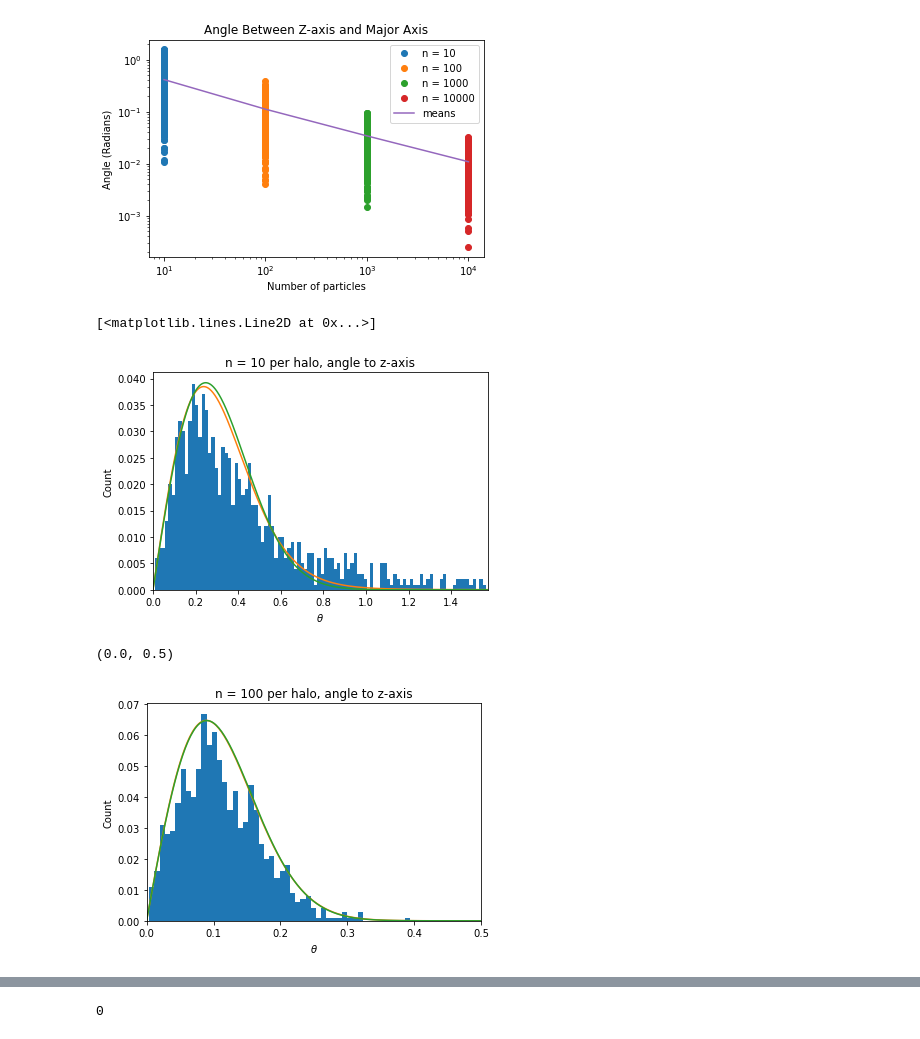
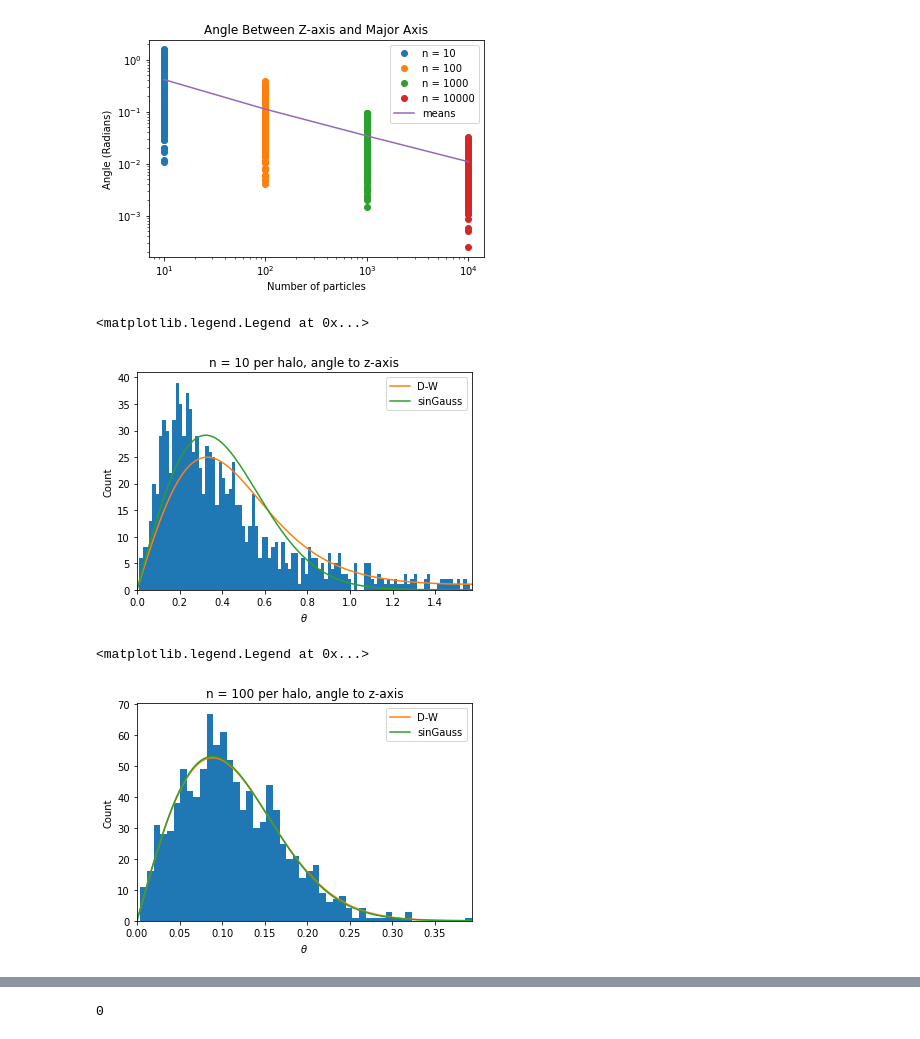
Before and after one commit to aphearin/ellipsoidal_nfw, a Jupyter notebook: halo_orientations_JAB.ipynb, the cells around one changed output, grey strips where cells are left out. Saved outputs shown, nothing was run; the diff lists cells and outputs as text; code cells hidden in the pictures.

```diff
--- a/halo_orientations_JAB.ipynb
+++ b/halo_orientations_JAB.ipynb
@@ -94,13 +94,19 @@ def theta_phi(coords):
 def dw(kappa,theta):
     norm = (0.5)*quad(lambda t:np.exp(-kappa*t**2),0,1)[0]
     #note:(2.*np.pi)**-1 factor is accounted for in
-    P = norm**-1*np.exp(-kappa*np.cos(theta)**2)*np.sin(theta)
+    P = 0.5*norm**-1*np.exp(-kappa*np.cos(theta)**2)*np.sin(theta)
+    #need extra factor of 0.5, not sure why
     return P
 
 def singauss(sigma,theta):
     f = np.exp(-0.5*(theta/sigma)**2)*np.sin(theta)
-    norm = quad(lambda t: np.exp(-0.5*(t/sigma)**2)*np.sin(t),0,np.pi/2)[0]
+    norm = quad(lambda t: np.exp(-0.5*(t/sigma)**2)*np.sin(t),0,np.pi)[0]
     return f/norm
+
+def mean_singauss(sigma):
+    y = lambda t: singauss(sigma,t)*t
+    mean = quad(y,0,np.pi)[0]
+    return mean
 # %%
 npts = 5000
 conc = np.zeros(npts)+5.
@@ -200,40 +206,59 @@ plt.yscale("log")
 [figure]
 # %%
 #perfect_angles = sorted(perfect_angles)
-kappa=-9
-sig=0.25
 theta_arr=np.linspace(0,2,1000)
-norm=len(angles[0])
+#sig=0.25
+sig = 4/5*np.mean(angles[0])
+kappa = -0.5*sig**-2*(1-(sig**2)/3)**-1
+# this is the leading order correspondence between the params. with a next-order correction.
+# it can be corrected to account for higher-order terms, but this correction will depend on
+# the width of the distribution.
+#kappa=-9
+n_bins=100
+delx=(angles[0].max()-angles[0].min())/n_bins
+norm=len(angles[0])*delx
 normsin=np.sum(np.sin(angles[0])**-1)
-plt.hist(angles[0],bins=100,weights=np.ones_like(angles[0])/norm)
+plt.hist(angles[0],bins=n_bins)
+#plt.hist(angles[0],bins=n_bins,weights=np.ones_like(angles[0])/norm)
 #plt.hist(angles[0],bins=100,weights=np.sin(angles[0])**-1/normsin)
 plt.title("n = 10 per halo, angle to z-axis")
 plt.xlabel(r"$\theta$")
 plt.ylabel("Count")
 plt.xlim(0,np.pi/2)
-plt.plot(theta_arr,0.8*0.01*dw(kappa,theta_arr))
-plt.plot(theta_arr,0.8*0.02*singauss(sig,theta_arr))
+#plt.plot(theta_arr,0.8*0.01*dw(kappa,theta_arr))# old, unnormalized case.
+#plt.plot(theta_arr,0.8*0.02*singauss(sig,theta_arr))
+plt.plot(theta_arr,norm*dw(kappa,theta_arr),label='D-W')
+plt.plot(theta_arr,norm*singauss(sig,theta_arr),label='sinGauss')
+plt.legend()
 #plot.plot(theta_arr,)
 #plt.hist(thetas)
 # %% [output]
-[<matplotlib.lines.Line2D at 0x...>]
+<matplotlib.legend.Legend at 0x...>
-[figure, old version]
+[figure, new version]
 # %%
 #perfect_angles = sorted(perfect_angles)
-kappa=-63
-sig = 0.09
-norm=len(angles[1])
+#sig = 0.09
+sig = 4/5*np.mean(angles[1])
+kappa = -0.5*sig**-2*(1-(sig**2)/3)**-1
+#kappa=-63 # works very well! Corresponds to factor of approx 1.02
+n_bins=50
+delx=(angles[1].max()-angles[1].min())/n_bins
+norm=len(angles[1])*delx
 #plt.hist(angles[1],bins=100,weights=np.sin(angles[1])**-1);
-plt.hist(angles[1],bins=50,weights=np.ones_like(angles[1])/norm);
+plt.hist(angles[1],bins=n_bins);
 plt.title("n = 100 per halo, angle to z-axis")
 plt.xlabel(r"$\theta$")
 plt.ylabel("Count")
-plt.plot(theta_arr,1.6*0.003*dw(kappa,theta_arr))
-plt.plot(theta_arr,1.6*0.006*singauss(sig,theta_arr))
-plt.xlim(0,0.5)
+#plt.plot(theta_arr,1.6*0.003*dw(kappa,theta_arr))
+#plt.plot(theta_arr,1.6*0.006*singauss(sig,theta_arr))
+plt.plot(theta_arr,norm*dw(kappa,theta_arr),label='D-W')
+plt.plot(theta_arr,norm*singauss(sig,theta_arr),label='sinGauss')
+plt.xlim(0,angles[1].max())
+plt.legend()
 #plt.hist(thetas)
+#print(dw(kappa,theta_arr)/singauss(sig,theta_arr))
 # %% [output]
-(0.0, 0.5)
+<matplotlib.legend.Legend at 0x...>
-[figure, old version]
+[figure, new version]
 # %%
 #perfect_angles = sorted(perfect_angles)
```
Also changed, not shown: parts of 11 cells of this notebook.
